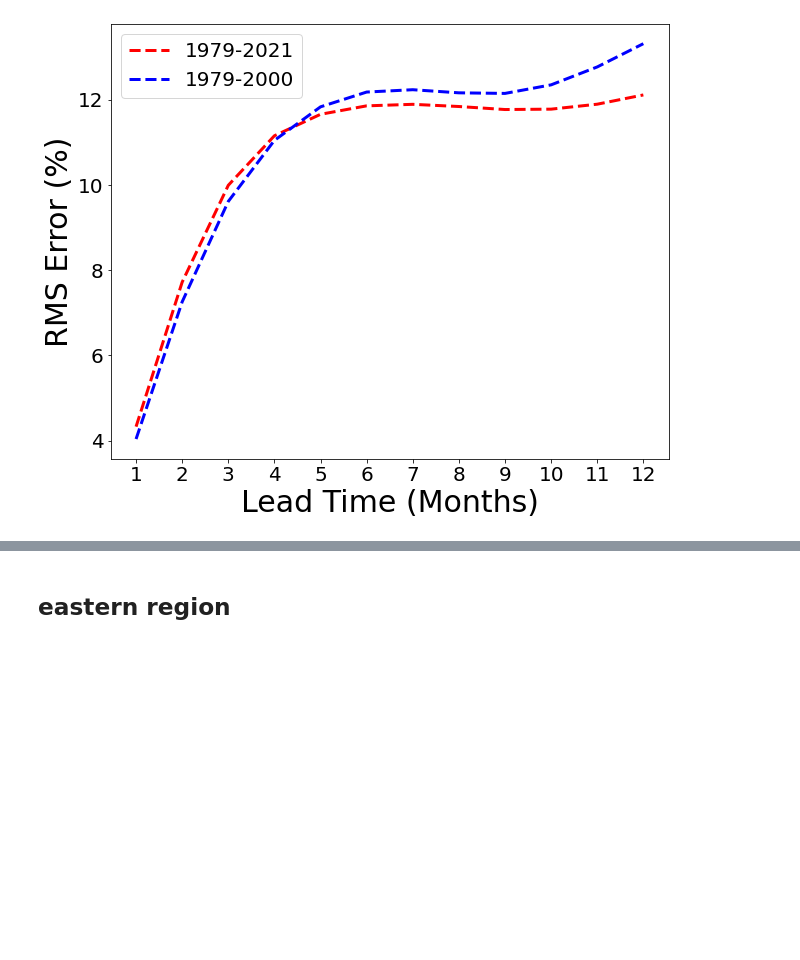
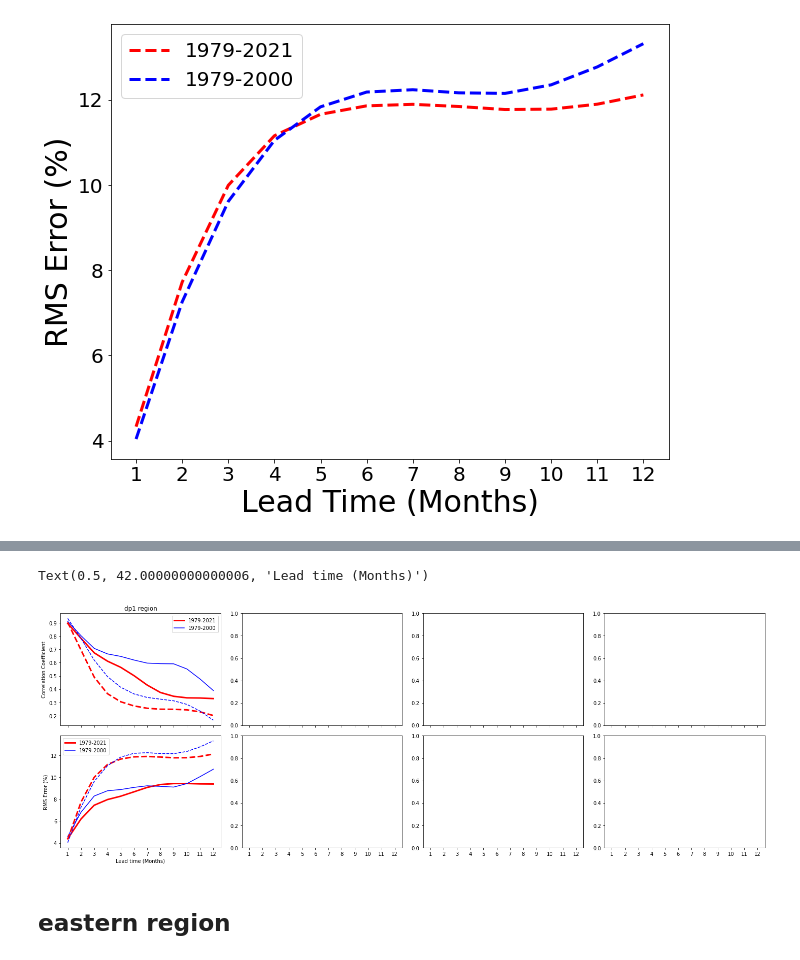
Before and after one commit to bernardw11/seaice_forecasts, a Jupyter notebook: new_model_findings.ipynb, the cells around one changed output, grey strips where cells are left out. Drawn from its saved outputs; the diff is of its cells as text; code cells hidden in the pictures; blank space fills up the shorter version.

```diff
--- a/new_model_findings.ipynb
+++ b/new_model_findings.ipynb
@@ -142,3 +164,32 @@ plt.show()
+# %%
+fig, axs = plt.subplots(2, 4, sharex=True)
+fig.set_figheight(7)
+fig.set_figwidth(20)
+plt.tight_layout()
+
+xticks = np.arange(1, 13)
+axs[0, 0].set_xticks(xticks)
+axs[0, 0].set_title('dp1 region')
+axs[0, 0].set_ylabel('Correlation Coefficient')
+axs[1, 0].set_ylabel('RMS Error (%)')
+
+# Plot correlation and the correlation persistence
+axs[0, 0].plot(xticks, new_c, linewidth = 3, color='red')
+axs[0, 0].plot(xticks, old_c, color='blue')
+axs[0, 0].plot(xticks, new_pc, linewidth = 3, color = 'red', linestyle='dashed')
+axs[0, 0].plot(xticks, old_pc, color = 'blue', linestyle='dashed')
+axs[0, 0].legend(['1979-2021', '1979-2000'])
+
+# Plot rmse and the rmse persistence
+axs[1, 0].plot(xticks, new_r*100, linewidth = 3, color='red')
+axs[1, 0].plot(xticks, old_r*100, color='blue')
+axs[1, 0].plot(xticks, new_pr*100, linewidth = 3, color='red', linestyle='dashed')
+axs[1, 0].plot(xticks, old_pr*100, color = 'blue', linestyle='dashed')
+axs[1, 0].legend(['1979-2021', '1979-2000'])
+axs[1, 0].set_xlabel('Lead time (Months)')
+# %% [output]
+Text(0.5, 42.00000000000006, 'Lead time (Months)')
+[figure, added]
 # %% [markdown]
 ## eastern region
 # %% [markdown]
```
Also changed, not shown: parts of 5 cells of this notebook, 1 other file.
